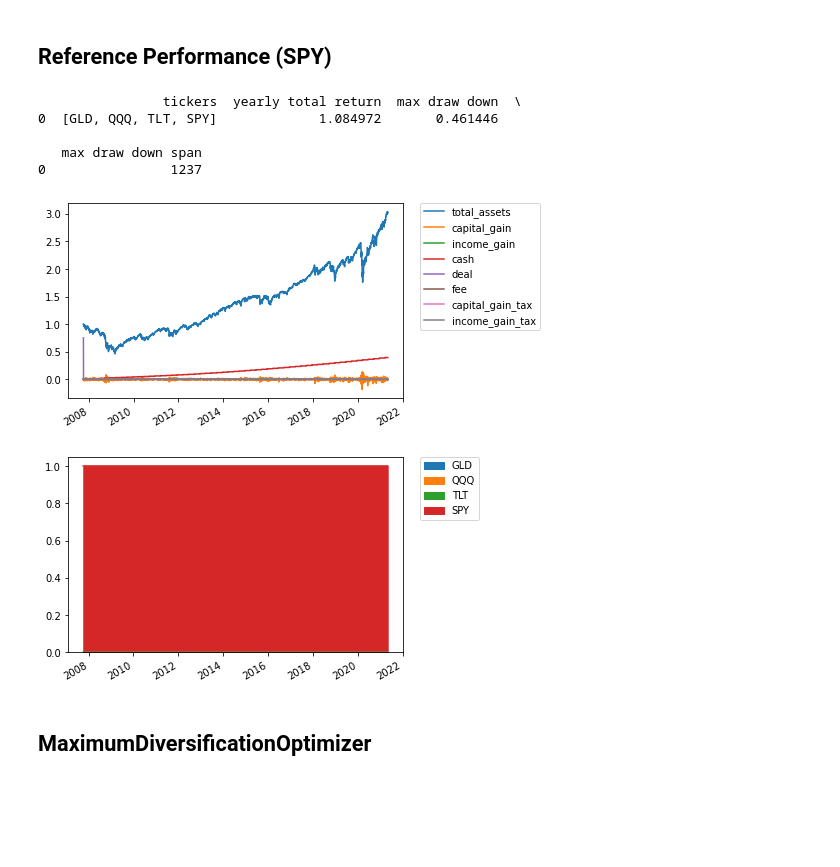
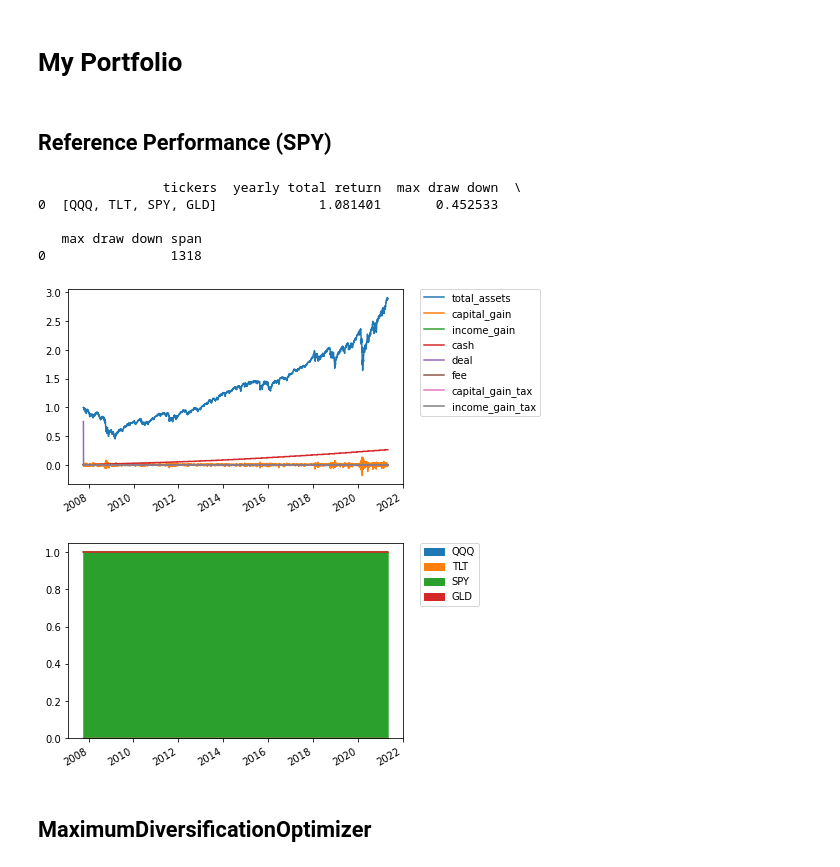
Before and after one commit to sonesuke/mypo, a Jupyter notebook: docs/tutorial/my portfolio.ipynb, the cells around one changed output. Saved outputs shown, nothing was run; the diff lists cells and outputs as text; code cells hidden in the pictures; blank space fills up the shorter version.

```diff
--- a/docs/tutorial/my portfolio.ipynb
+++ b/docs/tutorial/my portfolio.ipynb
@@ -4,3 +1,6 @@ My Portfolio
+# %% [markdown]
+My Portfolio
+=================
 # %%
 # If you would like to refresh your data, please execute the bellow codes.
 
@@ -40,29 +40,29 @@ Reference Performance (SPY)
 # %%
 optimizer = NoOptimizer([1, 0, 0, 0])
 runner = Runner(
-    rebalancer=MonthlyRebalancer(optimizer=optimizer, do_re_optimize=True),
+    rebalancer=MonthlyRebalancer(optimizer=optimizer),
 )
 
 runner.run(
     fold=fold,
     verbose=True
 )
 report = runner.report()
 print(report.summary())
 ax = report.history().plot()
 plt.legend(bbox_to_anchor=(1.05, 1), loc='upper left', borderaxespad=0)
 plt.show()
 ax = report.history_weights().plot.area(stacked=True)
 plt.legend(bbox_to_anchor=(1.05, 1), loc='upper left', borderaxespad=0)
 plt.show()
 # %% [output]
                 tickers  yearly total return  max draw down  \
-0  [GLD, QQQ, TLT, SPY]             1.084972       0.461446
+0  [QQQ, TLT, SPY, GLD]             1.081401       0.452533
 
    max draw down span
-0                1237
+0                1318
-[figure, old version]
+[figure, new version]
-[figure, old version]
+[figure, new version]
 # %% [markdown]
 MaximumDiversificationOptimizer
 ----------------------------------------
```
Also changed, not shown: parts of 3 cells of this notebook, 35 other files.
